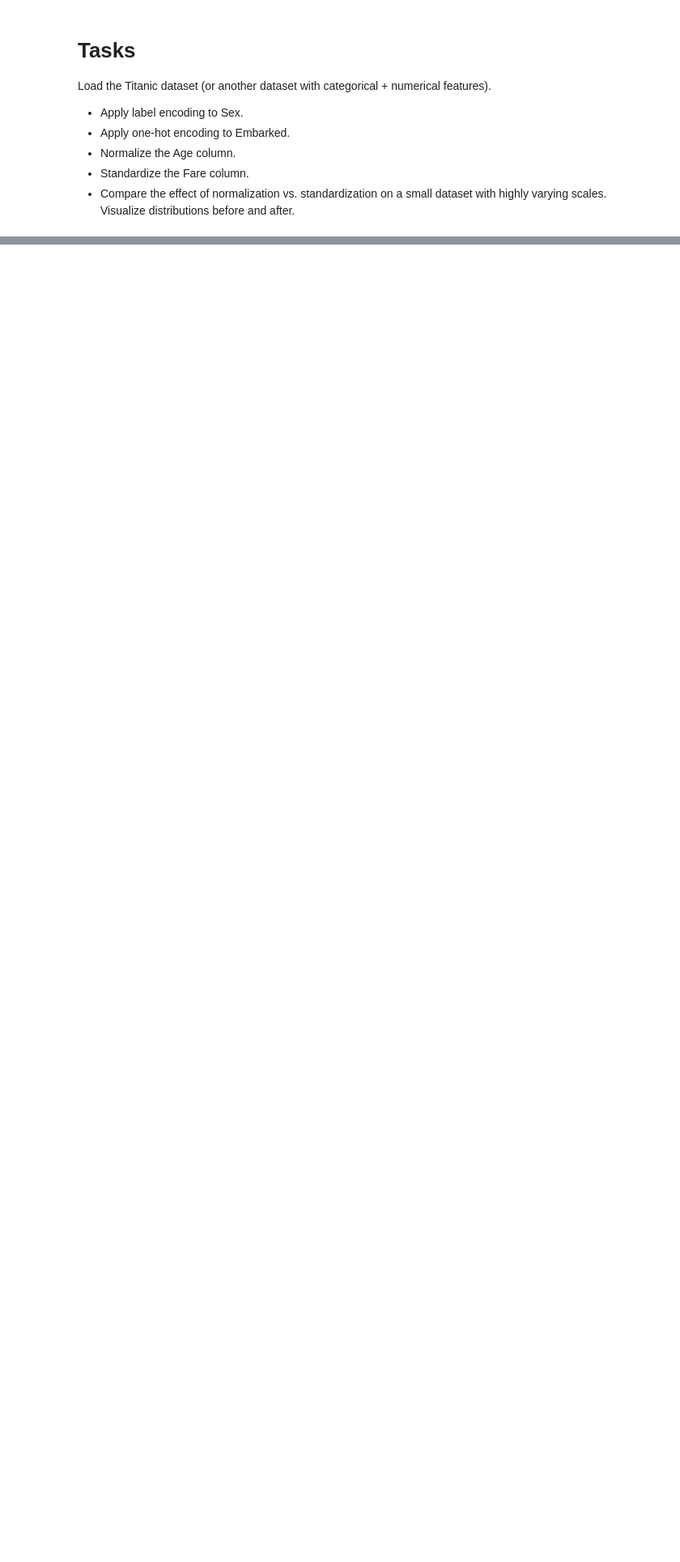
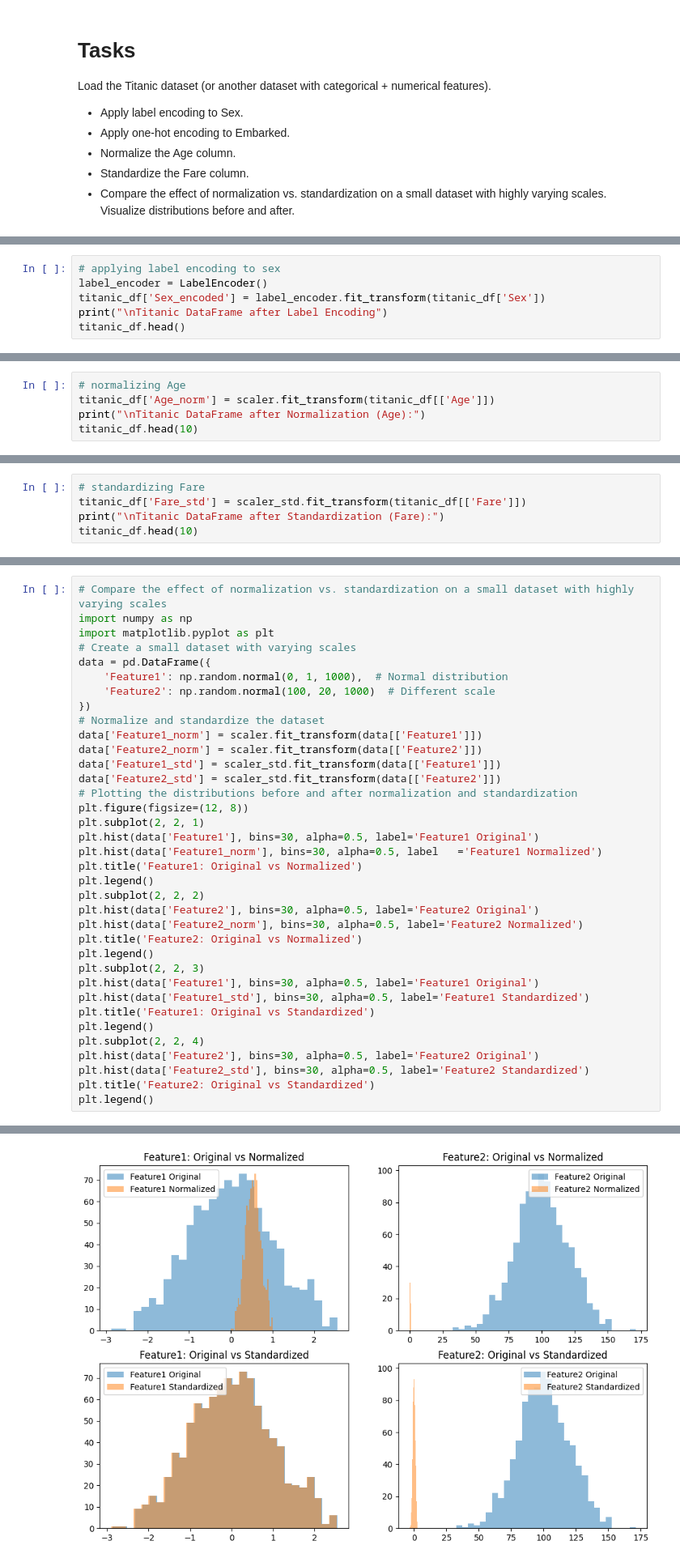
Before and after one commit to NaTHuber/30-Days-of-Machine-Learning-Fundamentals, a Jupyter notebook: code/day_07/practice_day_07.ipynb, the cells around one changed output, grey strips where cells are left out. Shown at 81% size. Cells and saved outputs as stored; diff of their text form; blank space fills up the shorter version.

```diff
--- a/code/day_07/practice_day_07.ipynb
+++ b/code/day_07/practice_day_07.ipynb
@@ -111,0 +125,6 @@ Load the Titanic dataset (or another dataset with categorical + numerical featur
+# %%
+# applying label encoding to sex
+label_encoder = LabelEncoder()
+titanic_df['Sex_encoded'] = label_encoder.fit_transform(titanic_df['Sex'])
+print("\nTitanic DataFrame after Label Encoding")
+titanic_df.head()
@@ -111,0 +139,5 @@ Load the Titanic dataset (or another dataset with categorical + numerical featur
+# %%
+# normalizing Age
+titanic_df['Age_norm'] = scaler.fit_transform(titanic_df[['Age']])
+print("\nTitanic DataFrame after Normalization (Age):")
+titanic_df.head(10)
@@ -111,0 +157,5 @@ Load the Titanic dataset (or another dataset with categorical + numerical featur
+# %%
+# standardizing Fare
+titanic_df['Fare_std'] = scaler_std.fit_transform(titanic_df[['Fare']])
+print("\nTitanic DataFrame after Standardization (Fare):")
+titanic_df.head(10)
@@ -111,0 +175,37 @@ Load the Titanic dataset (or another dataset with categorical + numerical featur
+# %%
+# Compare the effect of normalization vs. standardization on a small dataset with highly varying scales
+import numpy as np
+import matplotlib.pyplot as plt
+# Create a small dataset with varying scales
+data = pd.DataFrame({
+    'Feature1': np.random.normal(0, 1, 1000),  # Normal distribution
+    'Feature2': np.random.normal(100, 20, 1000)  # Different scale
+})
+# Normalize and standardize the dataset
+data['Feature1_norm'] = scaler.fit_transform(data[['Feature1']])
+data['Feature2_norm'] = scaler.fit_transform(data[['Feature2']])
+data['Feature1_std'] = scaler_std.fit_transform(data[['Feature1']])
+data['Feature2_std'] = scaler_std.fit_transform(data[['Feature2']])
+# Plotting the distributions before and after normalization and standardization
+plt.figure(figsize=(12, 8))
+plt.subplot(2, 2, 1)
+plt.hist(data['Feature1'], bins=30, alpha=0.5, label='Feature1 Original')
+plt.hist(data['Feature1_norm'], bins=30, alpha=0.5, label   ='Feature1 Normalized')
+plt.title('Feature1: Original vs Normalized')
+plt.legend()
+plt.subplot(2, 2, 2)
+plt.hist(data['Feature2'], bins=30, alpha=0.5, label='Feature2 Original')
+plt.hist(data['Feature2_norm'], bins=30, alpha=0.5, label='Feature2 Normalized')
+plt.title('Feature2: Original vs Normalized')
+plt.legend()
+plt.subplot(2, 2, 3)
+plt.hist(data['Feature1'], bins=30, alpha=0.5, label='Feature1 Original')
+plt.hist(data['Feature1_std'], bins=30, alpha=0.5, label='Feature1 Standardized')
+plt.title('Feature1: Original vs Standardized')
+plt.legend()
+plt.subplot(2, 2, 4)
+plt.hist(data['Feature2'], bins=30, alpha=0.5, label='Feature2 Original')
+plt.hist(data['Feature2_std'], bins=30, alpha=0.5, label='Feature2 Standardized')
+plt.title('Feature2: Original vs Standardized')
+plt.legend()
+# %% [output]
@@ -111,0 +213 @@ Load the Titanic dataset (or another dataset with categorical + numerical featur
+[figure, added]
```
Also changed, not shown: parts of 6 cells of this notebook.
